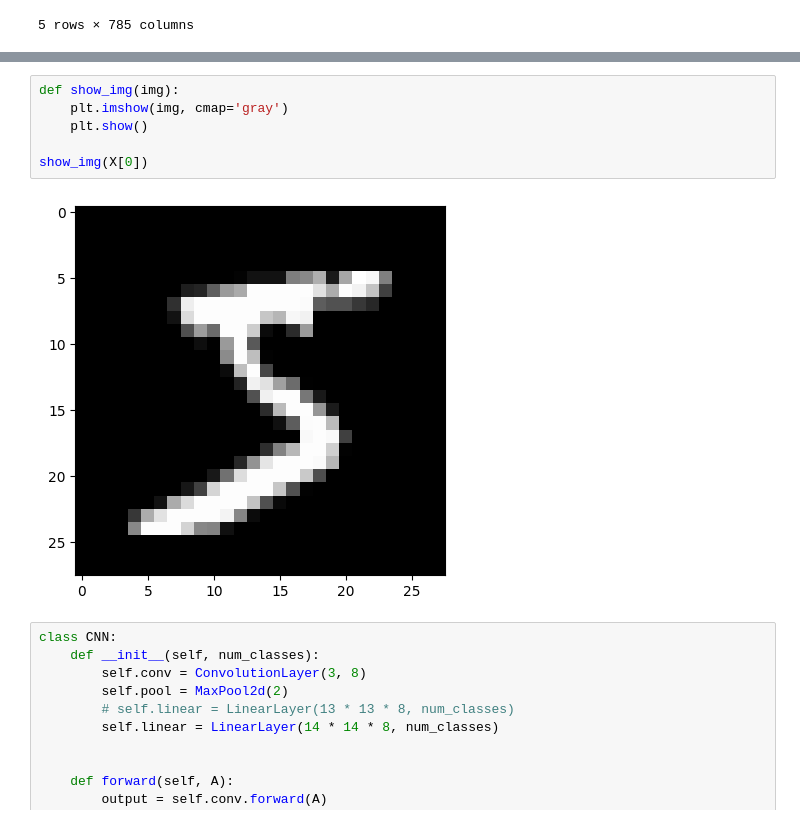
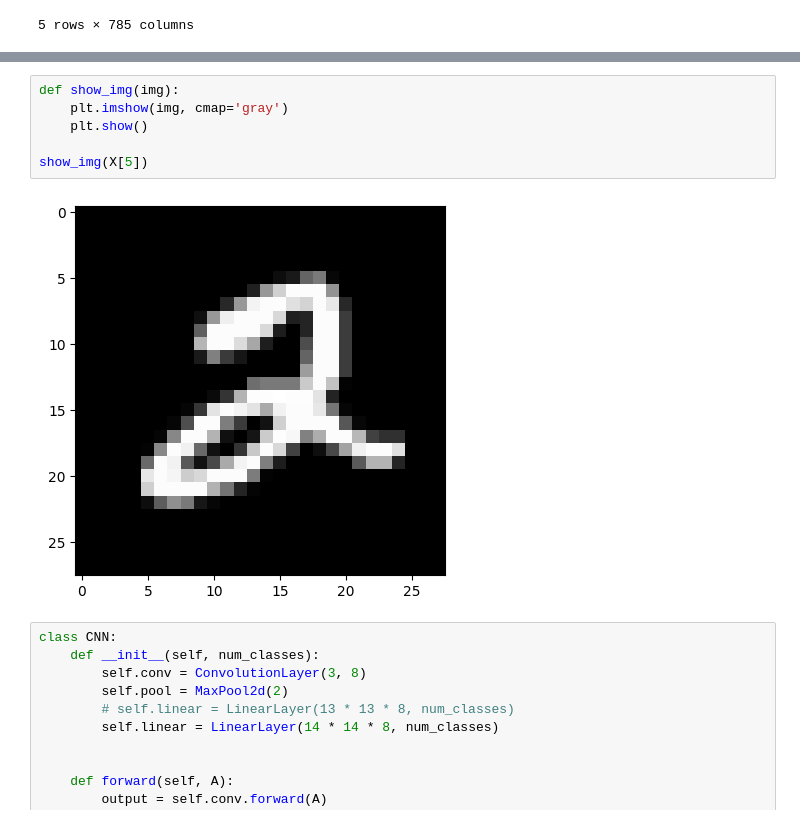
Before and after one commit to harmya/cnn-from-scratch, a Jupyter notebook: cnn.ipynb, the cells around one changed output, grey strips where cells are left out. Drawn from its saved outputs; the diff is of its cells as text.

```diff
--- a/cnn.ipynb
+++ b/cnn.ipynb
@@ -301,11 +302,11 @@ print(X[0, 10:20, 10:20])
 # %%
 def show_img(img):
     plt.imshow(img, cmap='gray')
     plt.show()
 
-show_img(X[0])
+show_img(X[5])
 # %% [output]
-[figure, old version]
+[figure, new version]
 # %%
 class CNN:
     def __init__(self, num_classes):
```
Also changed, not shown: parts of 11 cells of this notebook, 1 other file.
